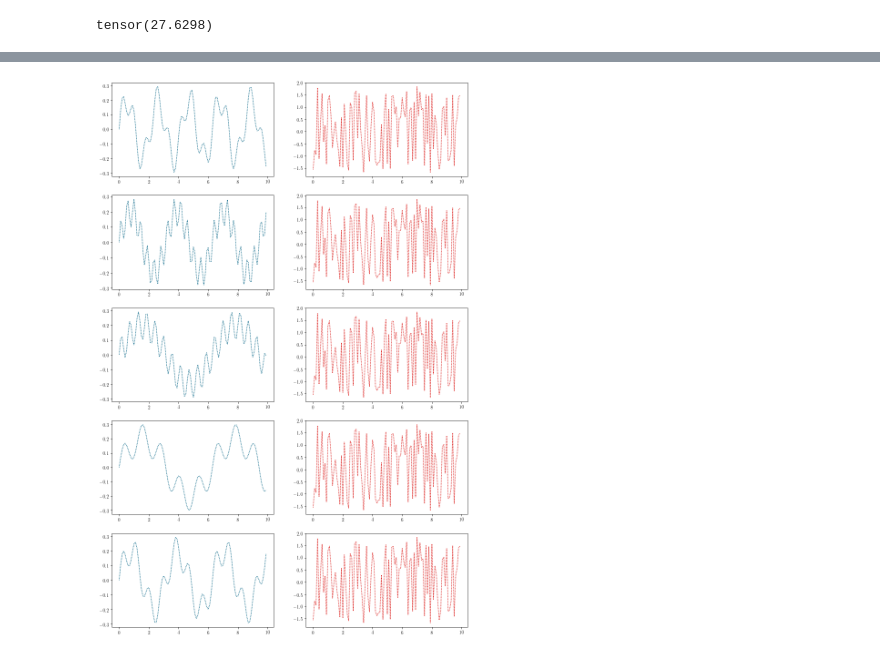
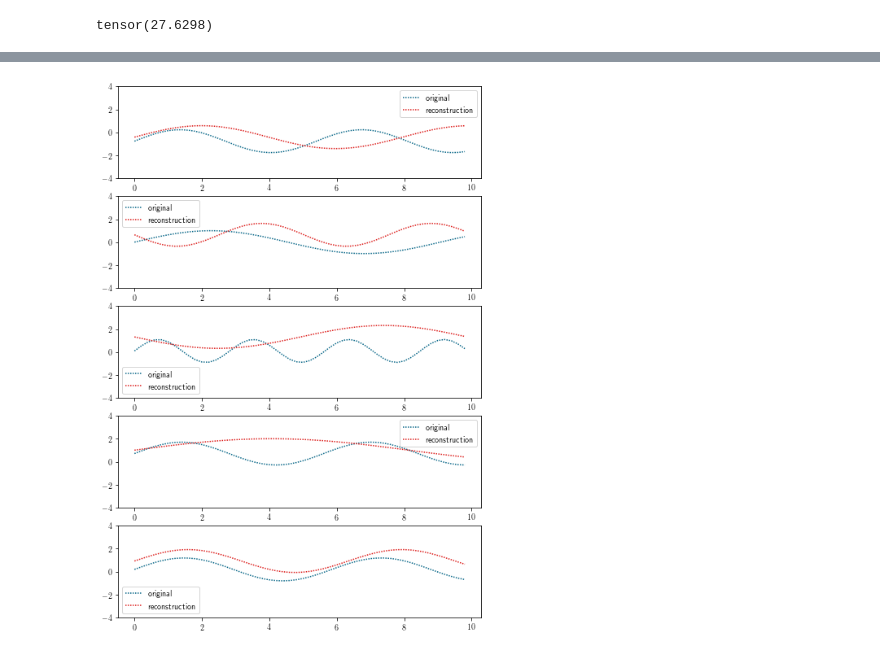
Before and after one commit to stefanwezel/SequentialVAE, a Jupyter notebook: example/disentangle_sequence.ipynb, the cells around one changed output, grey strips where cells are left out. Cells and saved outputs as stored; diff of their text form; code cells hidden in the pictures.

```diff
--- a/example/disentangle_sequence.ipynb
+++ b/example/disentangle_sequence.ipynb
@@ -243,43 +239,20 @@ Epoch: 280, Loss: 0.85
-# %%
-
-fig, axes = plt.subplots(nrows=5,ncols=2,figsize=(14,22))
-
-# x = np.arange(0,10, 0.1)
-
-
-# training_samples = []
-
-
-# let's take some samples from 'the real world'
-
-for a in range(5):
-#     for b in range(3)
-    y = training_samples[a].numpy()[0][0]
-    y_reconstructed, _, _ = model(training_samples[a])
-    y_reconstructed = y_reconstructed.detach().numpy()[0][0]
-#         y = w1 * np.sin(w2 * x)
-#     for b in range(3):
-#         r = np.random.randint(1, 10, size=2)
-#     training_samples.append(torch.unsqueeze(torch.unsqueeze(torch.Tensor(y), 0),0))
-#     print(y.shape)
-
-
-    axes[a][0].plot(x, y,linestyle = (0, (1,1)), color = '#086788')
-    axes[a][1].plot(x, y_reconstructed,linestyle = (0, (1,1)), color = '#DD1C1A')
-#     axes[a][2].plot(x, y,linestyle = (0, (1,1)), color = '#770058')
-
-#     axes[a][0].set_title(f'$H_0:\;sin({w1})$')
-#     axes[a][1].set_title(f'$2nd\;Harmonic:\;sin({w2})$')
-#     axes[a][2].set_title(f'$Sum$')
-
-# # #         axes[a][b].set_title(f'Generating Factors: {np.mean(y):.4f}')
-
-#     axes[a][0].set_ylim(-8,8)
-#     axes[a][1].set_ylim(-8,8)
-#     axes[a][2].set_ylim(-8,8)
-
-
-
-plt.show()
-# %% [output]
-[figure, removed]
+# %%
+
+fig, axes = plt.subplots(nrows=5,ncols=1,figsize=(8,12))
+
+
+for a in range(5):
+    y = training_samples[np.random.randint(0,100)].numpy()[0][0]
+    y_reconstructed, _, _ = model(training_samples[a])
+    y_reconstructed = y_reconstructed.squeeze().detach().numpy()
+
+
+    axes[a].plot(xs, y,linestyle = (0, (1,1)), color = '#086788', label='original')
+    axes[a].plot(xs, y_reconstructed,linestyle = (0, (1,1)), color = '#DD1C1A', label='reconstruction')
+    axes[a].set_ylim(-4,4)
+    axes[a].legend()
+
+# plt.legend()
+plt.show()
+# %% [output]
+[figure, added]
```
Also changed, not shown: parts of 6 cells of this notebook.
